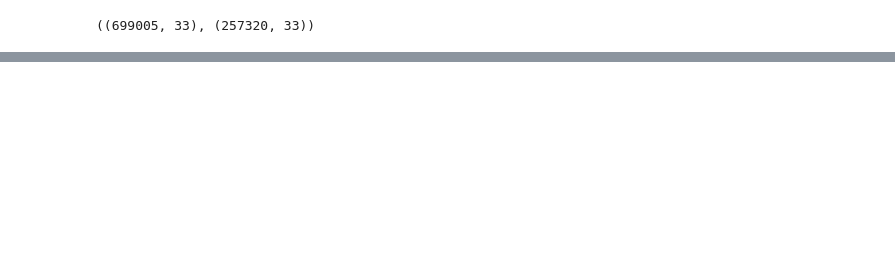
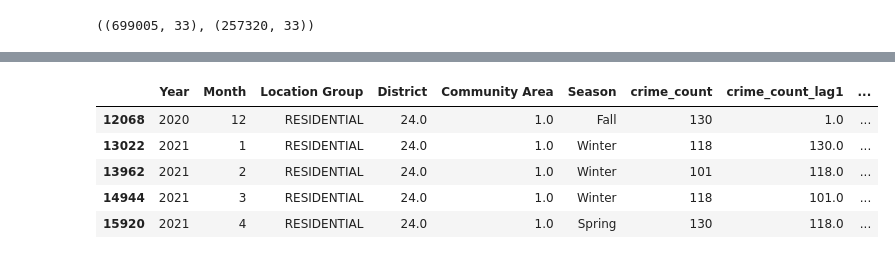
Before and after one commit to Lemonziz/IT5006Project, a Jupyter notebook: data_preprocessing_ziqi.ipynb, the cells around one changed output, grey strips where cells are left out. Cells and saved outputs as stored; diff of their text form; code cells hidden in the pictures; blank space fills up the shorter version.

```diff
--- a/data_preprocessing_ziqi.ipynb
+++ b/data_preprocessing_ziqi.ipynb
@@ -363,0 +464,11 @@ df_train.shape, df_test.shape
+# %%
+df_time[
+    (df_time["Community Area"] == 1) & (df_time["Location Group"] == "RESIDENTIAL")
+].head(5)
+# %% [output]
+|  | Year | Month | Location Group | District | Community Area | Season | crime_count | crime_count_lag1 | ... |
+| 12068 | 2020 | 12 | RESIDENTIAL | 24.0 | 1.0 | Fall | 130 | 1.0 | ... |
+| 13022 | 2021 | 1 | RESIDENTIAL | 24.0 | 1.0 | Winter | 118 | 130.0 | ... |
+| 13962 | 2021 | 2 | RESIDENTIAL | 24.0 | 1.0 | Winter | 101 | 118.0 | ... |
+| 14944 | 2021 | 3 | RESIDENTIAL | 24.0 | 1.0 | Winter | 118 | 101.0 | ... |
+| 15920 | 2021 | 4 | RESIDENTIAL | 24.0 | 1.0 | Spring | 130 | 118.0 | ... |
```
Also changed, not shown: parts of 14 cells of this notebook, 1 other file.
